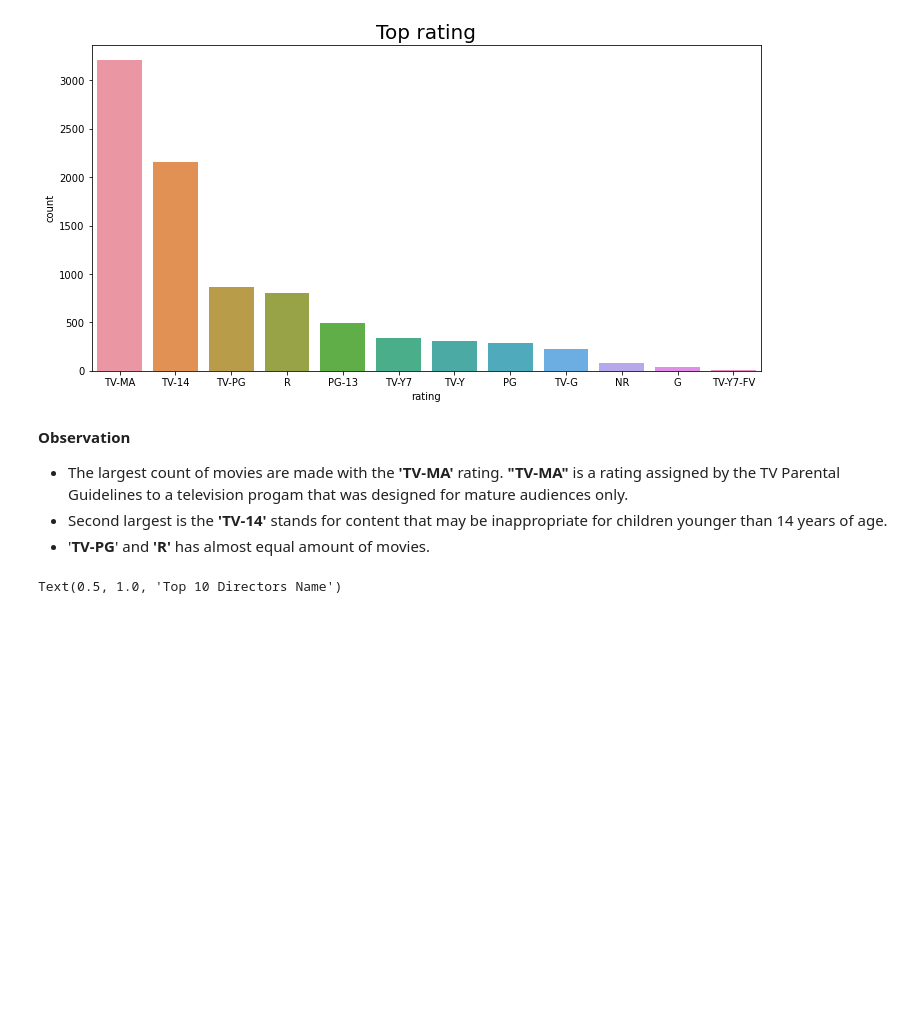
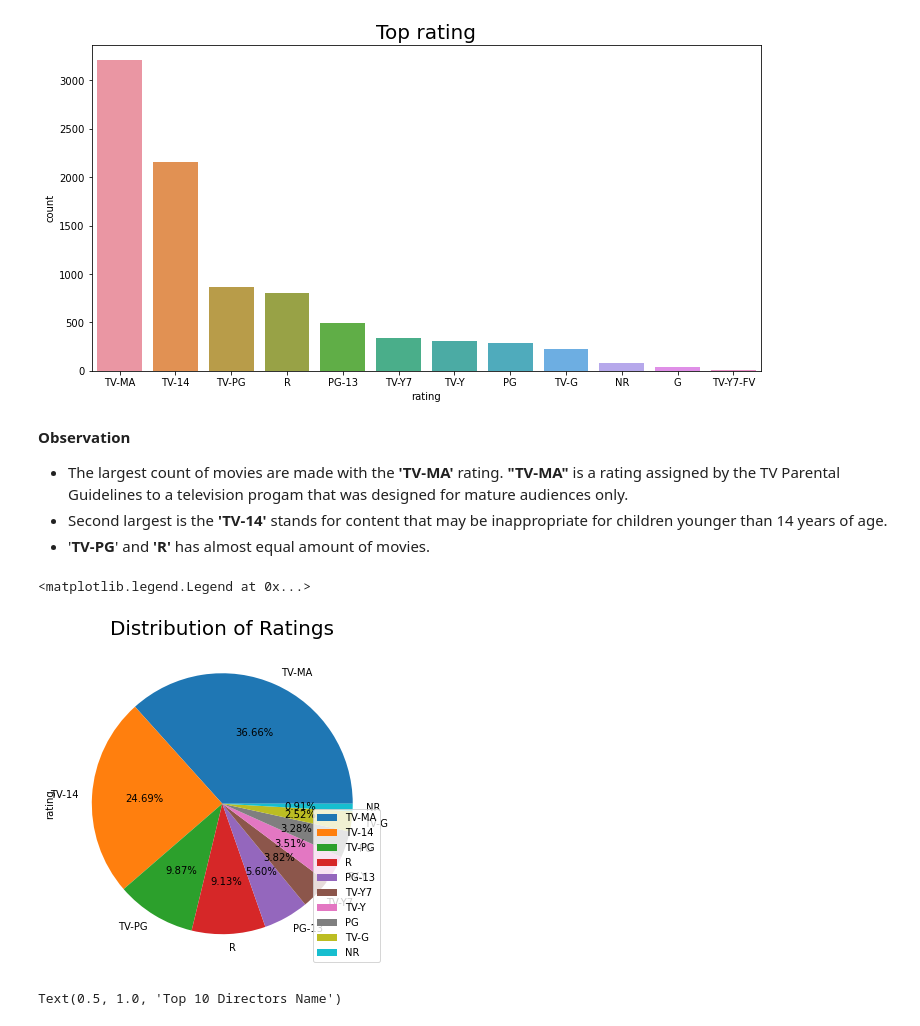
Before and after one commit to Sialsanwal/CodeClause-Movie-Analysis, a Jupyter notebook: Movie Analysis.ipynb, the cells around one changed output. Drawn from its saved outputs; the diff is of its cells as text; code cells hidden in the pictures; blank space fills up the shorter version.

```diff
--- a/Movie Analysis.ipynb
+++ b/Movie Analysis.ipynb
@@ -133,6 +133,14 @@ Text(0.5, 1.0, 'Top rating')
 - The largest count of movies are made with the **'TV-MA'** rating. **"TV-MA"** is a rating assigned by the TV Parental Guidelines to a television progam that was designed for mature audiences only.
 - Second largest is the **'TV-14'** stands for content that may be inappropriate for children younger than 14 years of age.
 - '**TV-PG**' and **'R'** has almost equal amount of movies.
+# %%
+plt.figure(figsize=(12,6))
+df.rating.value_counts()[:10].plot(kind='pie',autopct="%1.2f%%")
+plt.title("Distribution of Ratings",fontsize=20)
+plt.legend(loc=4)
+# %% [output]
+<matplotlib.legend.Legend at 0x...>
+[figure, added]
 # %%
 plt.figure(figsize=(20,10))
 sns.countplot(data=df,x=df.director,order=df.director.value_counts().index[0:10])
```
Also changed, not shown: parts of 5 cells of this notebook.
